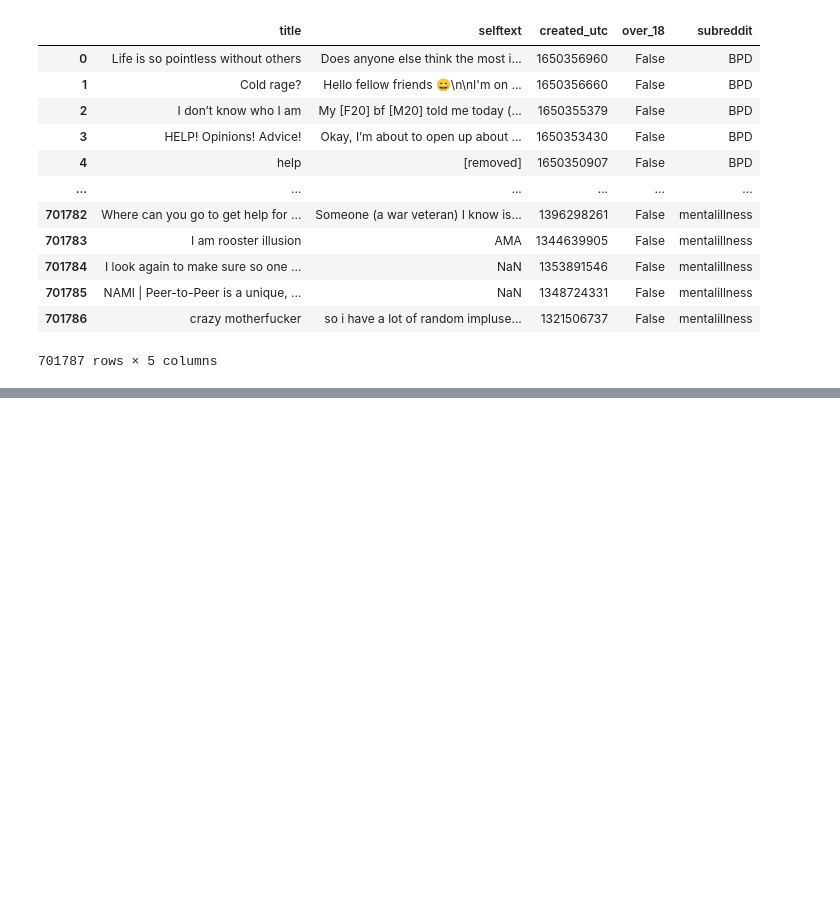
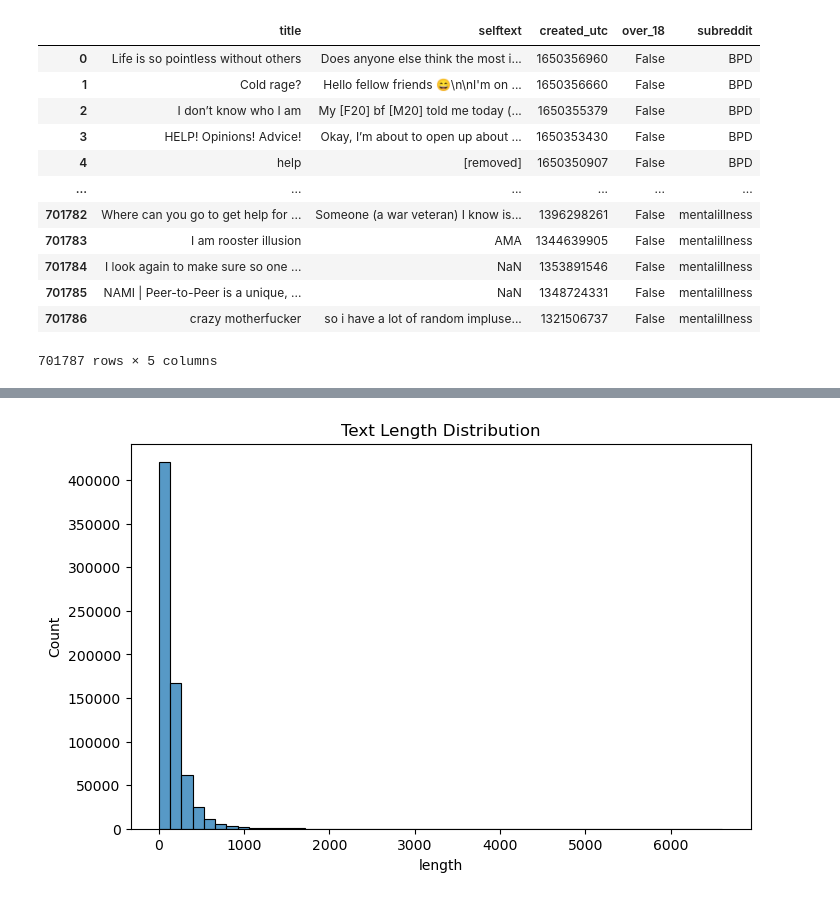
Before and after one commit to snigdhaz/Mental_Health_Classification_Project, a Jupyter notebook: EDA.ipynb, the cells around one changed output, grey strips where cells are left out. Saved outputs shown, nothing was run; the diff lists cells and outputs as text; code cells hidden in the pictures; blank space fills up the shorter version.

```diff
--- a/EDA.ipynb
+++ b/EDA.ipynb
@@ -103,0 +103,9 @@ df
+# %%
+df["length"] = df["text"].apply(lambda x: len(x.split()))
+
+plt.figure(figsize=(8,5))
+sns.histplot(df["length"], bins=50)
+plt.title("Text Length Distribution")
+plt.show()
+# %% [output]
+[figure, added]
```
Also changed, not shown: parts of 20 cells of this notebook.
